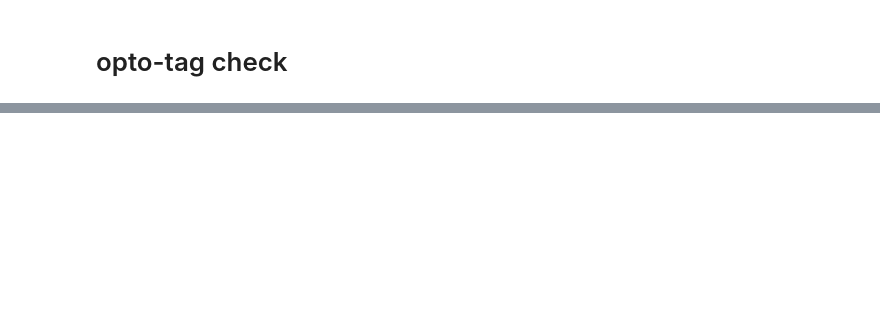
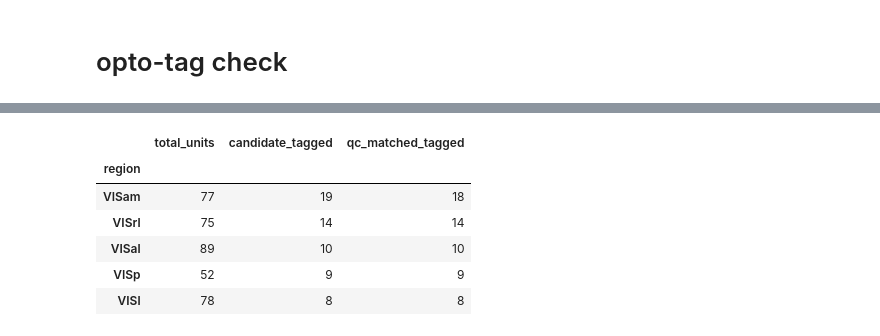
Before and after one commit to KeanuVentura/spikes2slope, a Jupyter notebook: sessionscheck.ipynb, the cells around one changed output, grey strips where cells are left out. Drawn from its saved outputs; the diff is of its cells as text; code cells hidden in the pictures; blank space fills up the shorter version.

```diff
--- a/sessionscheck.ipynb
+++ b/sessionscheck.ipynb
@@ -292,0 +720,83 @@ display(
+# %%
+
+# Select spike-sorted units in visual cortex.
+opto_units = opto_session.units.loc[
+    opto_session.units["ecephys_structure_acronym"]
+    .fillna("")
+    .str.startswith("VIS")
+].copy()
+
+# Use the 10 ms trials selected in Step 4B.
+trial_starts = opto_trials["start_time"].to_numpy()
+
+results = []
+
+for unit_id in opto_units.index:
+    spikes = np.asarray(opto_session.spike_times[unit_id])
+
+    # Count spikes in Allen's baseline window: -10 to -2 ms.
+    baseline_counts = (
+        np.searchsorted(spikes, trial_starts - 0.002, side="left")
+        - np.searchsorted(spikes, trial_starts - 0.010, side="left")
+    )
+
+    # Count spikes in Allen's evoked window: +1 to +9 ms.
+    evoked_counts = (
+        np.searchsorted(spikes, trial_starts + 0.009, side="left")
+        - np.searchsorted(spikes, trial_starts + 0.001, side="left")
+    )
+
+    baseline_rate = baseline_counts.mean() / 0.008
+    evoked_rate = evoked_counts.mean() / 0.008
+
+    response_ratio = evoked_rate / (baseline_rate + 1)
+
+    results.append({
+        "unit_id": unit_id,
+        "ecephys_session_id": test_session_id,
+        "region": opto_units.loc[
+            unit_id, "ecephys_structure_acronym"
+        ],
+        "baseline_rate_hz": baseline_rate,
+        "evoked_rate_hz": evoked_rate,
+        "response_ratio": response_ratio,
+        "candidate_tagged": response_ratio > 2
+    })
+
+opto_results = pd.DataFrame(results)
+
+# Cross-check against the QC-filtered master unit table.
+qc_unit_ids = set(units_qc["unit_id"])
+
+opto_results["passes_qc"] = (
+    opto_results["unit_id"].isin(qc_unit_ids)
+)
+
+opto_results["matched_candidate"] = (
+    opto_results["candidate_tagged"]
+    & opto_results["passes_qc"]
+)
+
+print("Visual cortex spike-sorted units:", len(opto_results))
+print("Light-responsive candidate units:",
+      opto_results["candidate_tagged"].sum())
+print("Candidate units passing QC:",
+      opto_results["matched_candidate"].sum())
+
+print("\nCandidates by region:")
+display(
+    opto_results.groupby("region")
+    .agg(
+        total_units=("unit_id", "count"),
+        candidate_tagged=("candidate_tagged", "sum"),
+        qc_matched_tagged=("matched_candidate", "sum")
+    )
+    .sort_values("qc_matched_tagged", ascending=False)
+)
+
+# Save candidate-level results.
+opto_results.to_csv(
+    audit_dir / f"opto_candidates_{test_session_id}.csv",
+    index=False
+)
+# %% [output]
@@ -292,0 +808,7 @@ display(
+|  | total_units | candidate_tagged | qc_matched_tagged |
+| region |  |  |  |
+| VISam | 77 | 19 | 18 |
+| VISrl | 75 | 14 | 14 |
+| VISal | 89 | 10 | 10 |
+| VISp | 52 | 9 | 9 |
+| VISl | 78 | 8 | 8 |
```
Also changed, not shown: parts of 20 cells of this notebook, 12 other files.
